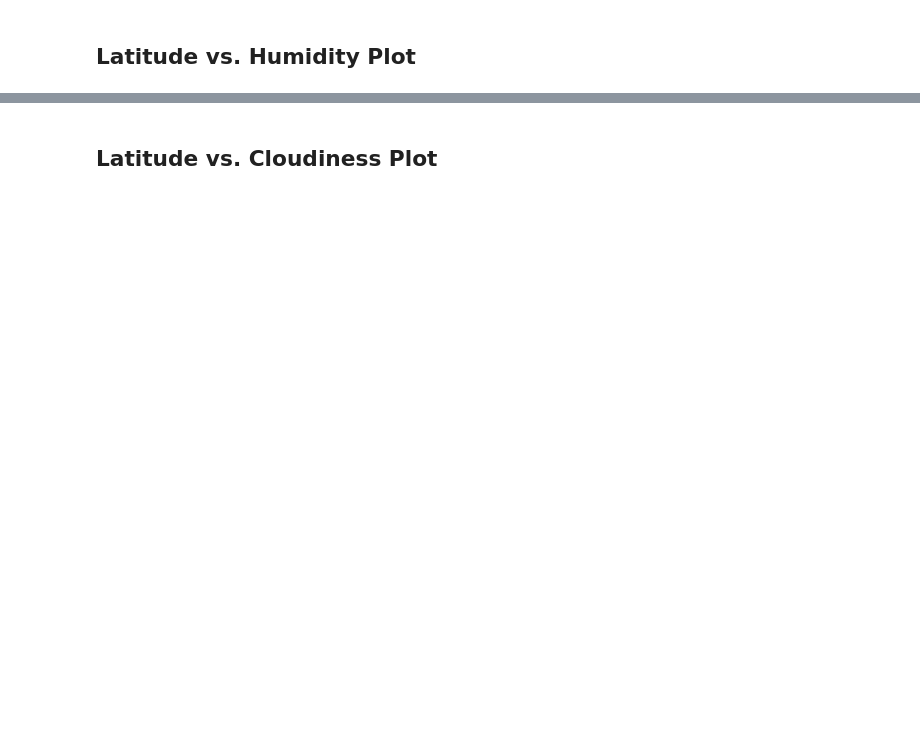
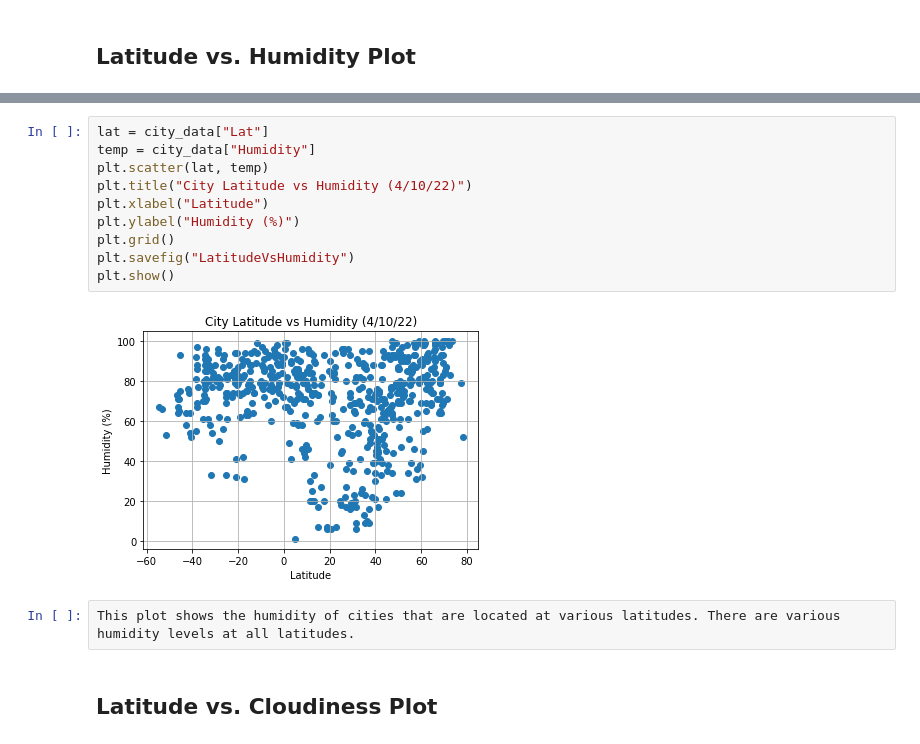
Before and after one commit to vishaalgupta/python-api-challange, a Jupyter notebook: WeatherPy/WeatherPy.ipynb, the cells around one changed output, grey strips where cells are left out. Saved outputs shown, nothing was run; the diff lists cells and outputs as text; blank space fills up the shorter version.

```diff
--- a/WeatherPy/WeatherPy.ipynb
+++ b/WeatherPy/WeatherPy.ipynb
@@ -234,2 +242,16 @@ Int64Index([], dtype='int64')
+# %%
+lat = city_data["Lat"]
+temp = city_data["Humidity"]
+plt.scatter(lat, temp)
+plt.title("City Latitude vs Humidity (4/10/22)")
+plt.xlabel("Latitude")
+plt.ylabel("Humidity (%)")
+plt.grid()
+plt.savefig("LatitudeVsHumidity")
+plt.show()
+# %% [output]
+[figure, added]
+# %%
+This plot shows the humidity of cities that are located at various latitudes. There are various humidity levels at all latitudes.
 # %% [markdown]
 ## Latitude vs. Cloudiness Plot
```
Also changed, not shown: parts of 12 cells of this notebook, 6 other files.
